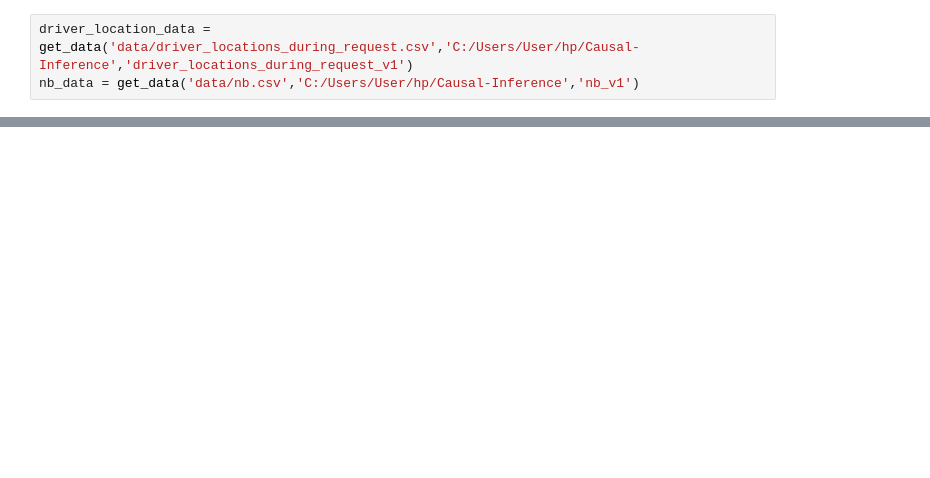
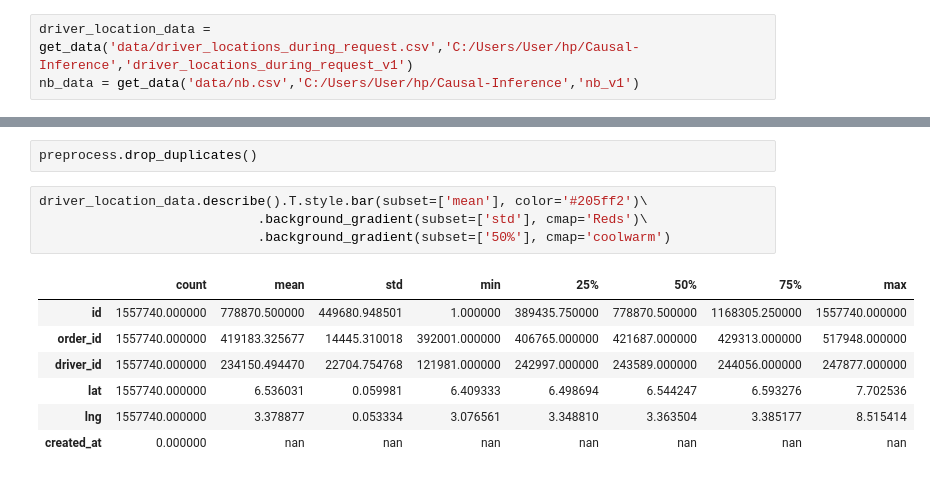
Before and after one commit to HenokD11/casual-inference, a Jupyter notebook: notebooks/EDA.ipynb, the cells around one changed output, grey strips where cells are left out. Cells and saved outputs as stored; diff of their text form; blank space fills up the shorter version.

```diff
--- a/notebooks/EDA.ipynb
+++ b/notebooks/EDA.ipynb
@@ -43,0 +178,14 @@ nb_data = pd.read_csv('../data/nb.csv')
+# %%
+preprocess.drop_duplicates()
+# %%
+driver_location_data.describe().T.style.bar(subset=['mean'], color='#205ff2')\
+                            .background_gradient(subset=['std'], cmap='Reds')\
+                            .background_gradient(subset=['50%'], cmap='coolwarm')
+# %% [output]
+|  | count | mean | std | min | 25% | 50% | 75% | max |
+| id | 1557740.000000 | 778870.500000 | 449680.948501 | 1.000000 | 389435.750000 | 778870.500000 | 1168305.250000 | 1557740.000000 |
+| order_id | 1557740.000000 | 419183.325677 | 14445.310018 | 392001.000000 | 406765.000000 | 421687.000000 | 429313.000000 | 517948.000000 |
+| driver_id | 1557740.000000 | 234150.494470 | 22704.754768 | 121981.000000 | 242997.000000 | 243589.000000 | 244056.000000 | 247877.000000 |
+| lat | 1557740.000000 | 6.536031 | 0.059981 | 6.409333 | 6.498694 | 6.544247 | 6.593276 | 7.702536 |
+| lng | 1557740.000000 | 3.378877 | 0.053334 | 3.076561 | 3.348810 | 3.363504 | 3.385177 | 8.515414 |
+| created_at | 0.000000 | nan | nan | nan | nan | nan | nan | nan |
```
Also changed, not shown: parts of 27 cells of this notebook, 3 other files.
